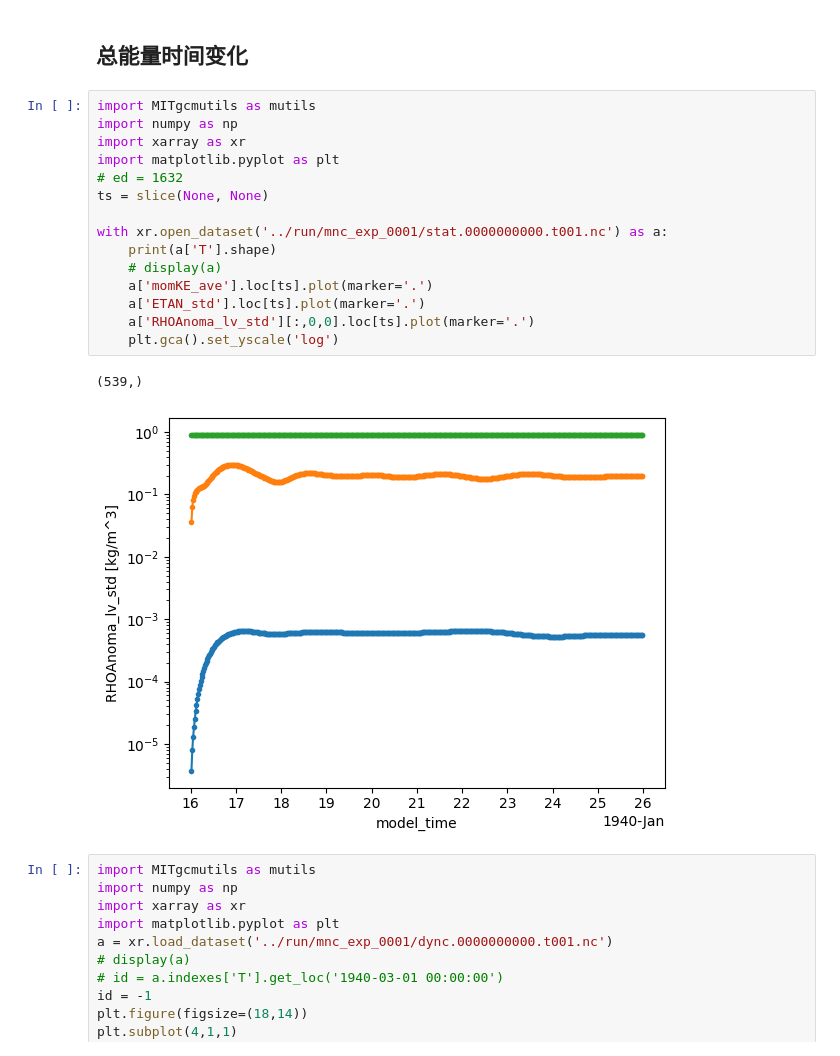
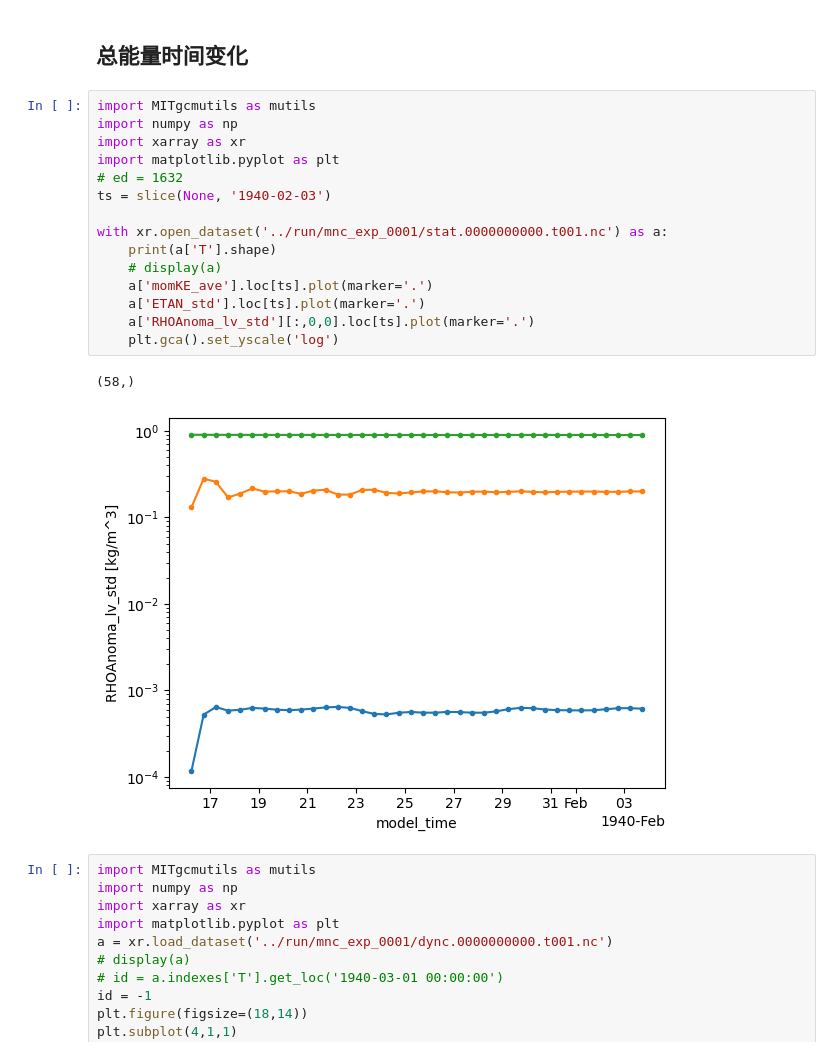
Before and after one commit to FattyZH/eqp-dlfv-mitgcm-era5, a Jupyter notebook: script/analysis.ipynb, the cells around one changed output. Drawn from its saved outputs; the diff is of its cells as text.

```diff
--- a/script/analysis.ipynb
+++ b/script/analysis.ipynb
@@ -3,21 +3,21 @@
 # %%
 import MITgcmutils as mutils
 import numpy as np
 import xarray as xr
 import matplotlib.pyplot as plt
 # ed = 1632
-ts = slice(None, None)
+ts = slice(None, '1940-02-03')
 
 with xr.open_dataset('../run/mnc_exp_0001/stat.0000000000.t001.nc') as a:
     print(a['T'].shape)
     # display(a)
     a['momKE_ave'].loc[ts].plot(marker='.')
     a['ETAN_std'].loc[ts].plot(marker='.')
     a['RHOAnoma_lv_std'][:,0,0].loc[ts].plot(marker='.')
     plt.gca().set_yscale('log')
 # %% [output]
-(539,)
+(58,)
-[figure, old version]
+[figure, new version]
 # %%
 import MITgcmutils as mutils
 import numpy as np
```
Also changed, not shown: 2 other files.
